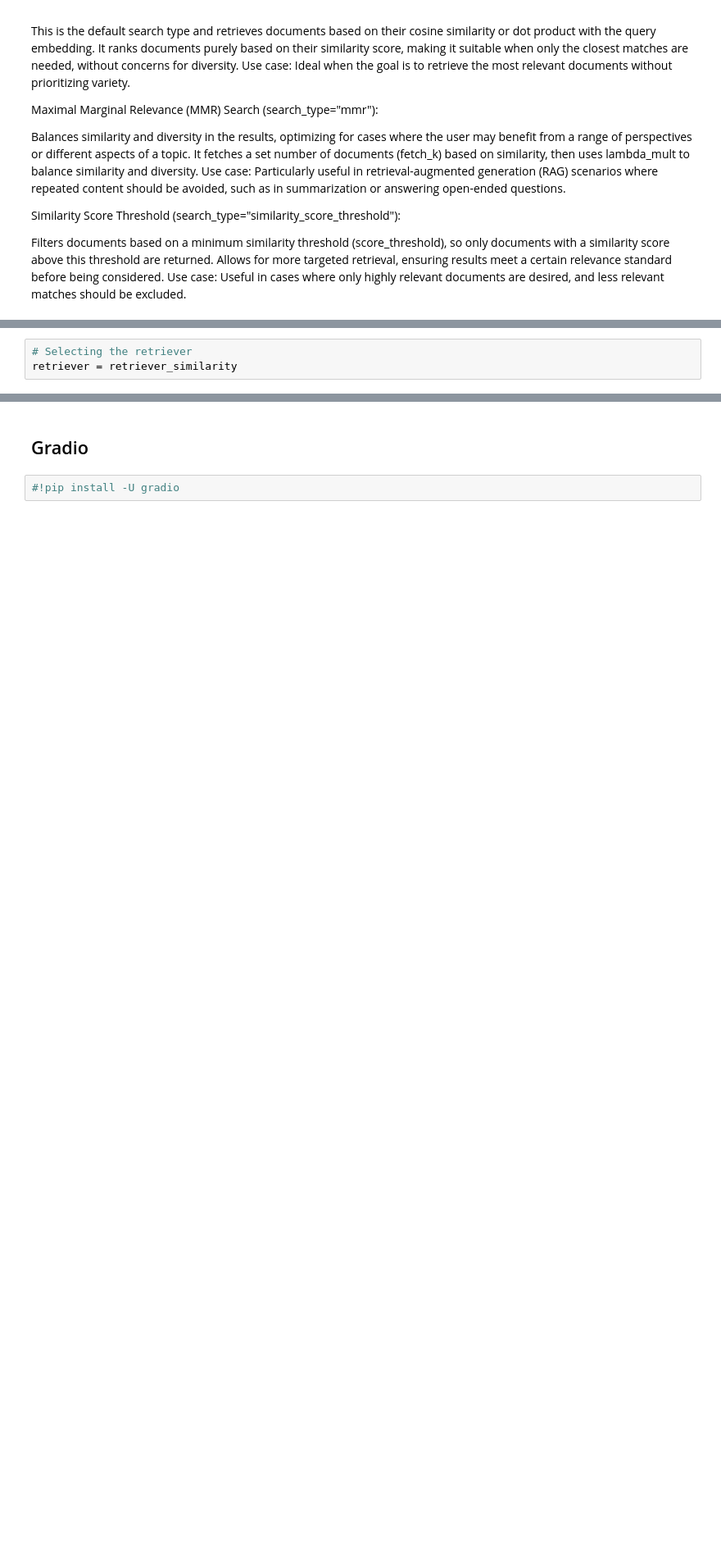
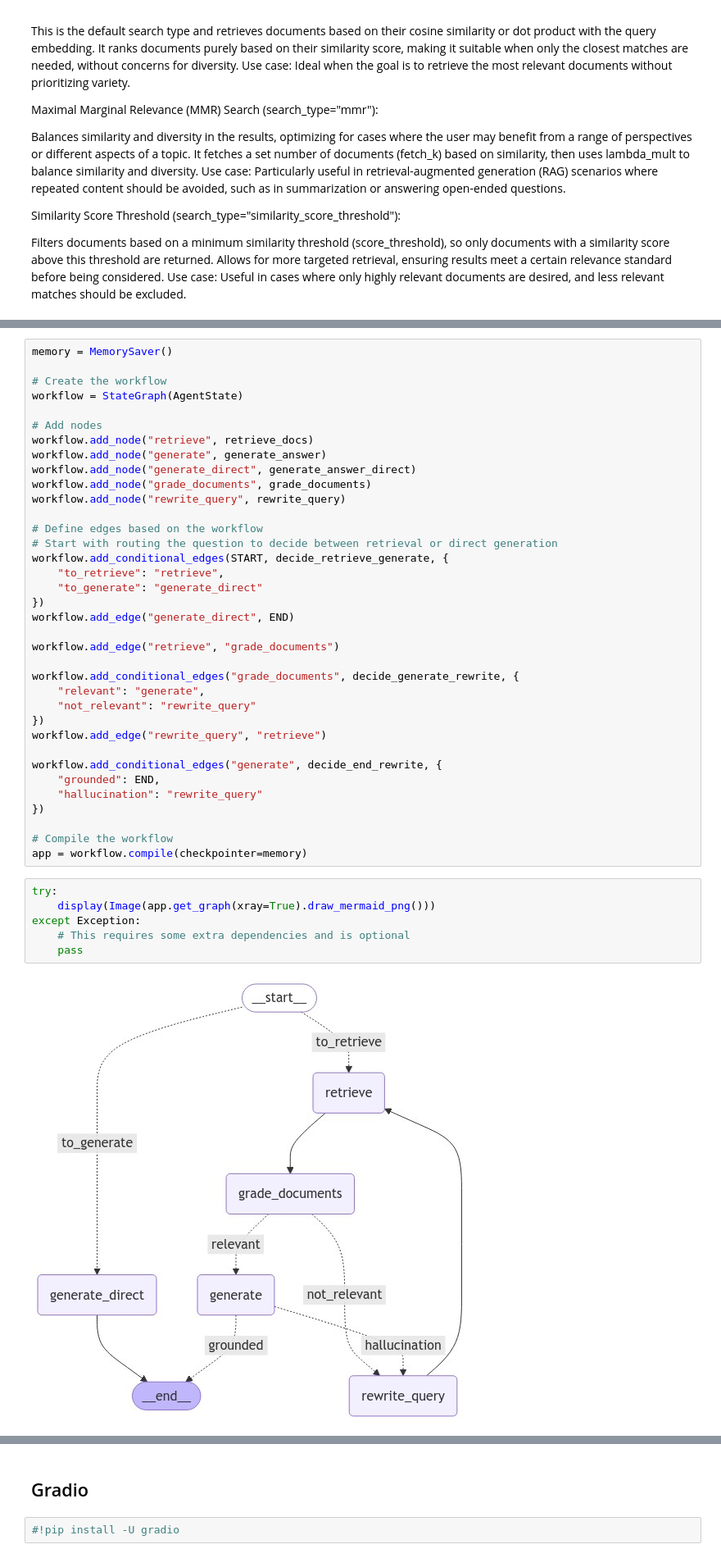
Before and after one commit to Grimngor/Final-Project-Multimodal-chatbot-for-YT-video-QA, a Jupyter notebook: main_langraph.ipynb, the cells around one changed output, grey strips where cells are left out. Shown at 82% size. Cells and saved outputs as stored; diff of their text form; blank space fills up the shorter version.

```diff
--- a/main_langraph.ipynb
+++ b/main_langraph.ipynb
@@ -302,3 +332,0 @@ retriever_threshold = vectorstore.as_retriever(
-# %%
-# Selecting the retriever
-retriever = retriever_similarity
@@ -679,0 +684,44 @@ process_query(state, "When does a typical elf reach adult age?")
+# %%
+memory = MemorySaver()
+
+# Create the workflow
+workflow = StateGraph(AgentState)
+
+# Add nodes
+workflow.add_node("retrieve", retrieve_docs)
+workflow.add_node("generate", generate_answer)
+workflow.add_node("generate_direct", generate_answer_direct)
+workflow.add_node("grade_documents", grade_documents)
+workflow.add_node("rewrite_query", rewrite_query)
+
+# Define edges based on the workflow
+# Start with routing the question to decide between retrieval or direct generation
+workflow.add_conditional_edges(START, decide_retrieve_generate, {
+    "to_retrieve": "retrieve",
+    "to_generate": "generate_direct"
+})
+workflow.add_edge("generate_direct", END)
+
+workflow.add_edge("retrieve", "grade_documents")
+
+workflow.add_conditional_edges("grade_documents", decide_generate_rewrite, {
+    "relevant": "generate",
+    "not_relevant": "rewrite_query"
+})
+workflow.add_edge("rewrite_query", "retrieve")
+
+workflow.add_conditional_edges("generate", decide_end_rewrite, {
+    "grounded": END,
+    "hallucination": "rewrite_query"
+})
+
+# Compile the workflow
+app = workflow.compile(checkpointer=memory)
+# %%
+try:
+    display(Image(app.get_graph(xray=True).draw_mermaid_png()))
+except Exception:
+    # This requires some extra dependencies and is optional
+    pass
+# %% [output]
+[figure, added]
```
Also changed, not shown: parts of 54 cells of this notebook, 6 other files.
